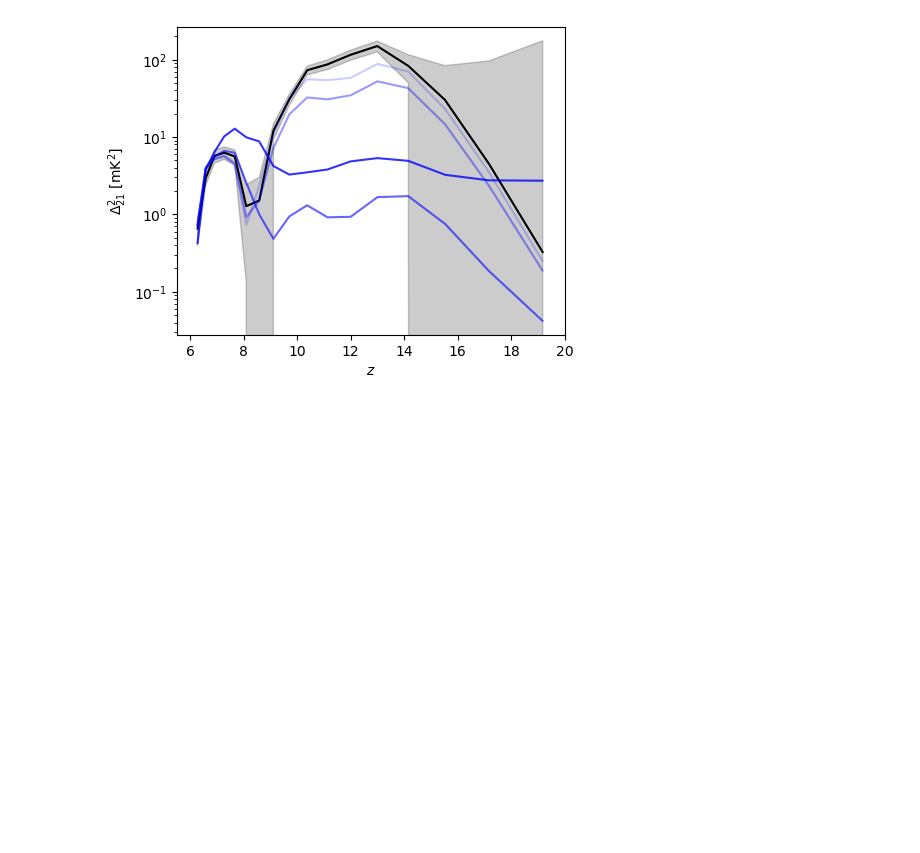
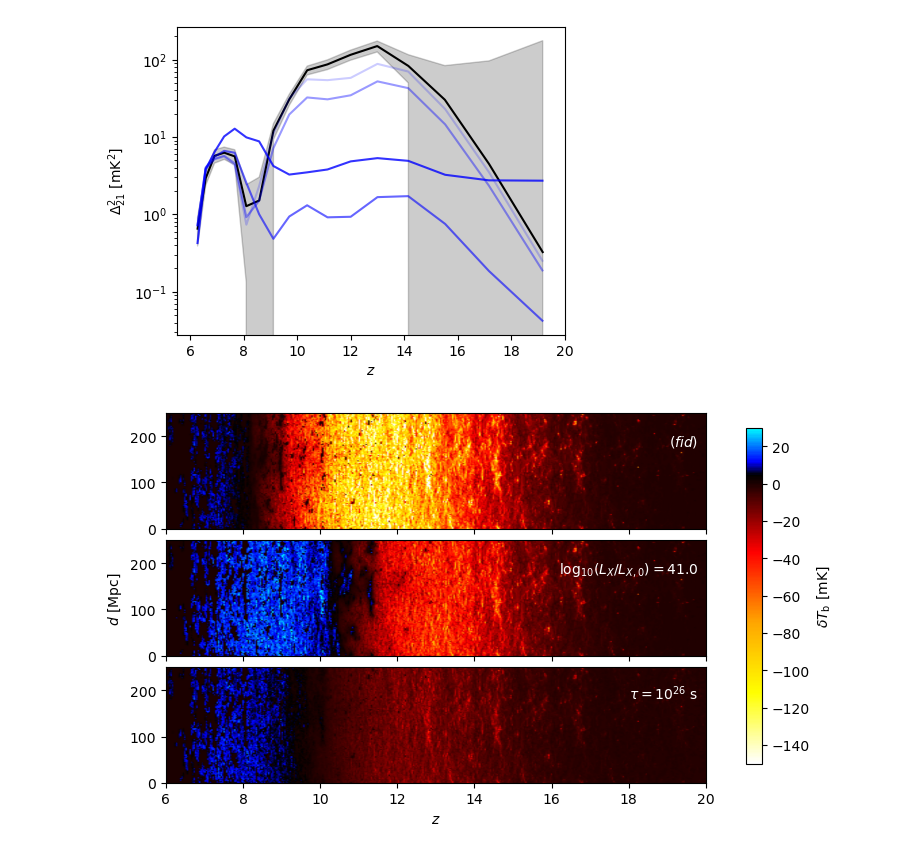
Before and after one commit to gaetanfacchinetti/21cmCAST, a Jupyter notebook: scripts/exec/illustration.ipynb, the cells around one changed output. Saved outputs shown, nothing was run; the diff lists cells and outputs as text; code cells hidden in the pictures; blank space fills up the shorter version.

```diff
--- a/scripts/exec/illustration.ipynb
+++ b/scripts/exec/illustration.ipynb
@@ -48,11 +52,13 @@ files = ['ee_m10MeV_tau1e23s', 'ee_m10MeV_tau1e25s', 'ee_m10MeV_tau1e26s','ee_m1
         'gg_m10keV_tau1e23s', 'gg_m10keV_tau1e25s', 'gg_m10keV_tau1e26s', 'gg_m10keV_tau1e28s',
         'gg_m100eV_tau1e23s', 'gg_m100eV_tau1e25s', 'gg_m100eV_tau1e26s', 'gg_m100eV_tau1e28s',
         'gg_m40eV_tau1e23s', 'gg_m40eV_tau1e25s', 'gg_m40eV_tau1e26s', 'gg_m40eV_tau1e28s',
-        'LX_39.0', 'LX_39.5', 'LX_40.5', 'LX_41.0', 'LX_41.5', 'FIDUCIAL', 'NODM'
+        'LX_39.0', 'LX_39.5', 'LX_40.5', 'LX_41.0', 'LX_41.5',
+        'LX_MINI_39.0', 'LX_MINI_39.5', 'LX_MINI_40.5', 'LX_MINI_41.0', 'LX_MINI_41.5',
+        'FIDUCIAL', 'NODM',
         ]
 
 runs = {}
 
 for file in files:
-    runs[file] = p21c.Run("../runs/ILLUSTRATION", "Lightcone_rs1993_" + file + ".h5", z_bins, k_bins, False, load=True)
+    runs[file] = p21c.Run("../runs/ILLUSTRATION", "Lightcone_rs1993_" + file + ".h5", z_bins, z_centers, k_bins, False, load=True, save=False)
 # %% [output]
@@ -68,6 +93,5 @@ fiducial.plot_power_spectrum()
 # %%
 ## Load the data from the files
-
 files = ['FIDUCIAL', 'ee_m10MeV_tau1e23s', 'ee_m10MeV_tau1e25s', 'ee_m10MeV_tau1e26s', 'ee_m10MeV_tau1e28s', 'ee_m10MeV_tau1e28s',
          'ee_m100MeV_tau1e23s', 'ee_m100MeV_tau1e25s', 'ee_m100MeV_tau1e26s', 'ee_m100MeV_tau1e28s',
          'gg_m10MeV_tau1e23s', 'gg_m10MeV_tau1e25s', 'gg_m10MeV_tau1e26s', 'gg_m10MeV_tau1e28s',
@@ -75,7 +99,9 @@ files = ['FIDUCIAL', 'ee_m10MeV_tau1e23s', 'ee_m10MeV_tau1e25s', 'ee_m10MeV_tau1
         'gg_m10keV_tau1e23s', 'gg_m10keV_tau1e25s', 'gg_m10keV_tau1e26s', 'gg_m10keV_tau1e28s',
         'gg_m100eV_tau1e23s', 'gg_m100eV_tau1e25s', 'gg_m100eV_tau1e26s', 'gg_m100eV_tau1e28s',
         'gg_m40eV_tau1e23s', 'gg_m40eV_tau1e25s', 'gg_m40eV_tau1e26s', 'gg_m40eV_tau1e28s',
-        'LX_39.0', 'LX_39.5', 'LX_40.5', 'LX_41.0', 'LX_41.5', 'NODM']
+        'LX_39.0', 'LX_39.5', 'LX_40.5', 'LX_41.0', 'LX_41.5',
+        'LX_MINI_39.0', 'LX_MINI_39.5', 'LX_MINI_40.5', 'LX_MINI_41.0', 'LX_MINI_41.5',
+        'NODM']
 
 power_spectrum = {}
 k_array        = {}
@@ -233,3 +259,53 @@ for i, lifetime in enumerate(lifetime_key):
 # %% [output]
 Plot for k=0.1799413856461467 Mpc^{-1}
 [figure]
+# %%
+import py21cmfast as p21f
+import matplotlib.pyplot as plt
+import matplotlib.colors as col
+import scipy
+import numpy as np
+
+%matplotlib inline
+
+
+fig = plt.figure(figsize=(8, 0.8*6))
+gs = fig.add_gridspec(3, hspace=0.1)
+axs = gs.subplots(sharex=True, sharey=False)
+
+
+filenames  = ['Lightcone_rs1993_FIDUCIAL.h5', 'Lightcone_rs1993_LX_41.0.h5', 'Lightcone_rs1993_ee_m10MeV_tau1e26s.h5']
+lightcones = [p21f.LightCone.read("../runs/ILLUSTRATION/" + file) for file in filenames]
+
+
+for il, lightcone in enumerate(lightcones):
+
+    slc_Tb = np.take(lightcone.brightness_temp, 0, axis=0)
+    x_Tb = np.linspace(0, lightcone.cell_size * lightcone.shape[0], lightcone.shape[0])
+    y_Tb = lightcone.lightcone_redshifts
+    z_interp_Tb = np.linspace(6, 20, 400)
+    slc_interp_Tb = []
+
+    for slc_item in slc_Tb:
+        slc_interp_Tb.append(scipy.interpolate.interp1d(y_Tb, slc_item)(z_interp_Tb).tolist())
+
+    with open('../figures_paper/Figure_' + filenames[il][:-3] + '.npz', 'wb') as file:
+        np.savez(file, z = z_interp_Tb, x = x_Tb, Tb = slc_interp_Tb)
+
+    c = axs[il].pcolormesh(z_interp_Tb, x_Tb, slc_interp_Tb, cmap="EoR", vmin = -150, vmax= 30, shading='gouraud')
+
+axs[0].text(19.8, 180, r'$(fid)$', color='w', ha='right')
+axs[1].text(19.8, 180, r'$\log_{10}(L_X/L_{X, 0}) = 41.0$', color='w', ha='right')
+axs[2].text(19.8, 180, r'$\tau = 10^{26}~{\rm s}$', color='w', ha='right')
+
+fig.subplots_adjust(right=0.8)
+cbar_ax = fig.add_axes([0.85, 0.15, 0.02, 0.7])
+c_bar = fig.colorbar(c, cax=cbar_ax)
+c_bar.set_label(r"$\delta T_{\rm b}~{\rm [mK]}$")
+
+axs[2].set_xlabel(r'$z$')
+axs[1].set_ylabel(r'$d~{\rm [Mpc]}$')
+
+fig.savefig("../figures_paper/Lightcones.pdf", bbox_inches='tight')
+# %% [output]
+[figure, added]
```
Also changed, not shown: parts of 6 cells of this notebook, 22 other files.
